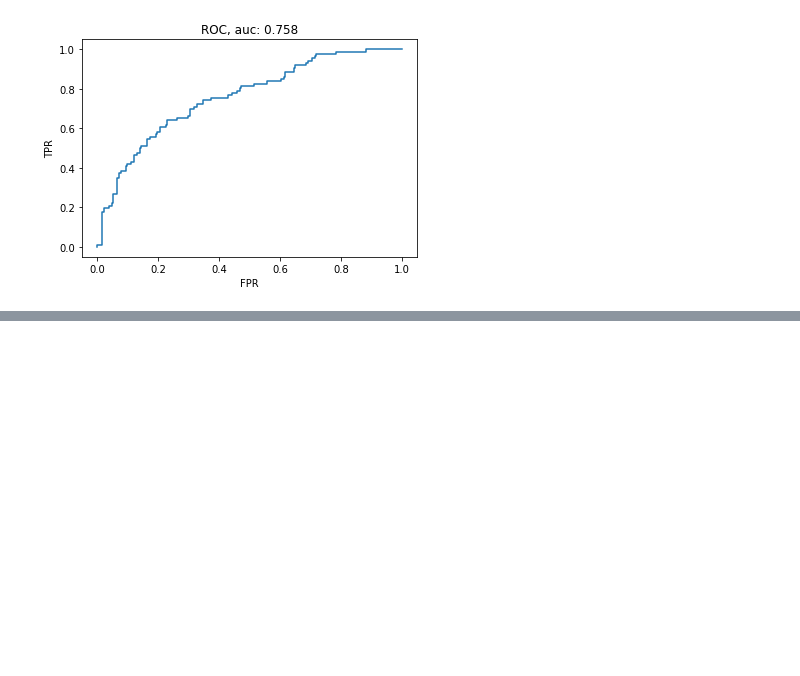
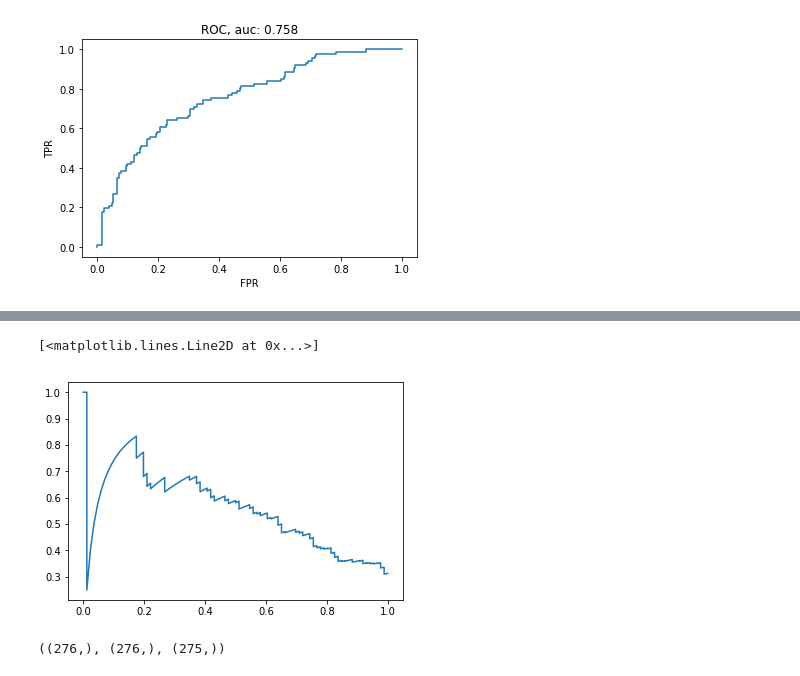
Before and after one commit to sohanlal1234/machine-learning, a Jupyter notebook: demos/Day 2 - classification.ipynb, the cells around one changed output, grey strips where cells are left out. Drawn from its saved outputs; the diff is of its cells as text; code cells hidden in the pictures; blank space fills up the shorter version.

```diff
--- a/demos/Day 2 - classification.ipynb
+++ b/demos/Day 2 - classification.ipynb
@@ -140,0 +166,10 @@ Text(0, 0.5, 'TPR')
+# %%
+precision, recall, thresholds = metrics.precision_recall_curve(y_test, y_test_prob)
+plt.plot(recall, precision)
+# %% [output]
+[<matplotlib.lines.Line2D at 0x...>]
+[figure, added]
+# %%
+precision.shape, recall.shape, thresholds.shape
+# %% [output]
+((276,), (276,), (275,))
```
Also changed, not shown: parts of 3 cells of this notebook.
